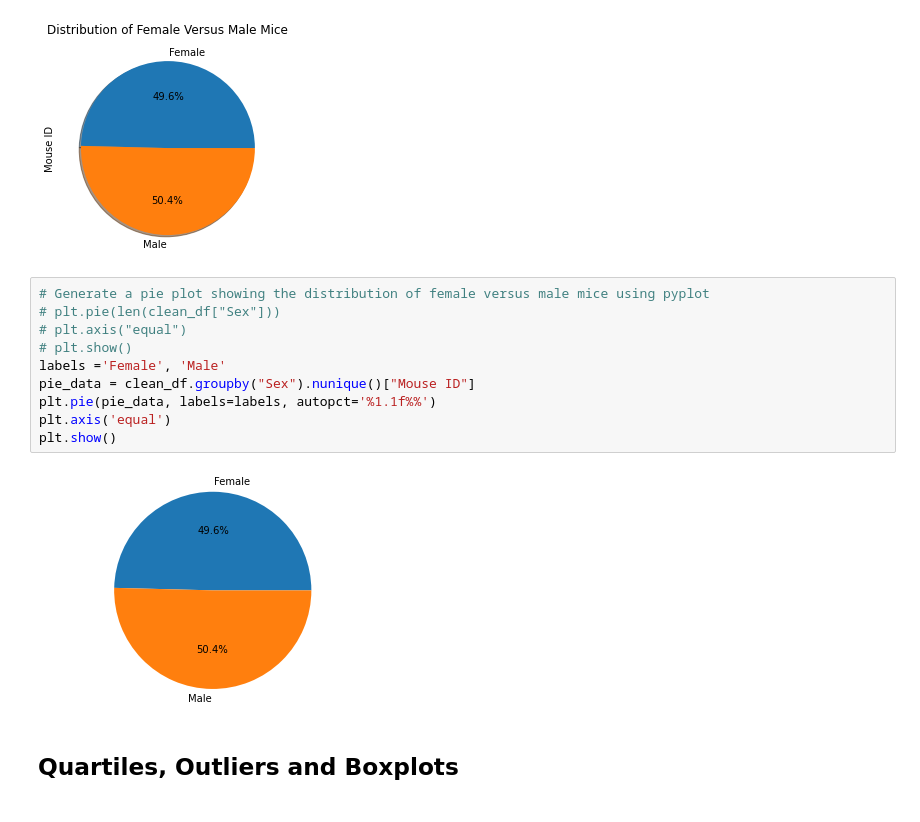
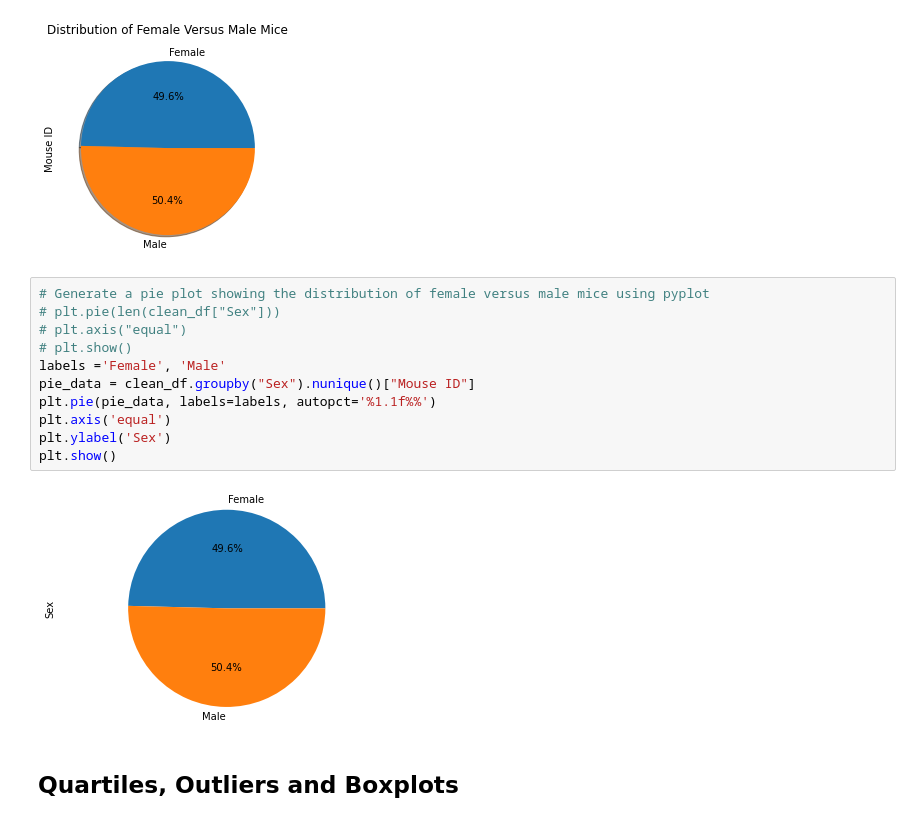
Before and after one commit to Barlow0471/MatplotlibHW, a Jupyter notebook: pymaceuticals_starter.ipynb, the cells around one changed output. Cells and saved outputs as stored; diff of their text form.

```diff
--- a/pymaceuticals_starter.ipynb
+++ b/pymaceuticals_starter.ipynb
@@ -168,15 +168,16 @@ Text(0.5, 1.0, 'Distribution of Female Versus Male Mice')
 # %%
 # Generate a pie plot showing the distribution of female versus male mice using pyplot
 # plt.pie(len(clean_df["Sex"]))
 # plt.axis("equal")
 # plt.show()
 labels ='Female', 'Male'
 pie_data = clean_df.groupby("Sex").nunique()["Mouse ID"]
 plt.pie(pie_data, labels=labels, autopct='%1.1f%%')
 plt.axis('equal')
+plt.ylabel('Sex')
 plt.show()
 # %% [output]
-[figure, old version]
+[figure, new version]
 # %% [markdown]
 ## Quartiles, Outliers and Boxplots
 # %%
```
